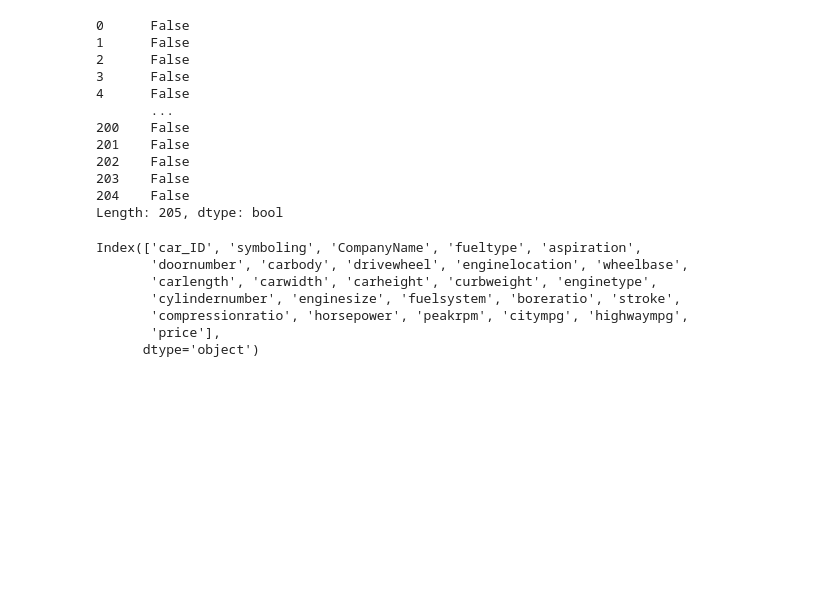
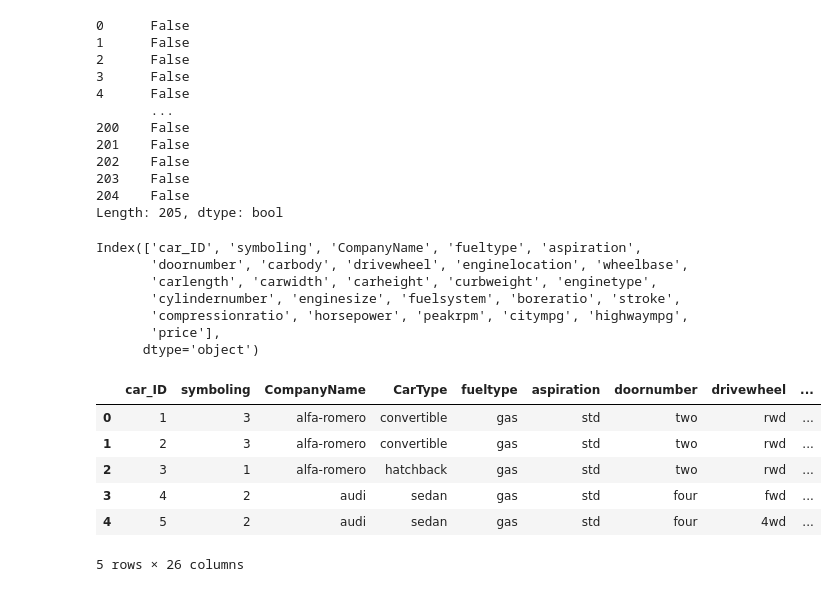
Before and after one commit to ihyamars07/Car-Analysis, a Jupyter notebook: UAS_CAR.ipynb, the cells around one changed output. Drawn from its saved outputs; the diff is of its cells as text; code cells hidden in the pictures; blank space fills up the shorter version.

```diff
--- a/UAS_CAR.ipynb
+++ b/UAS_CAR.ipynb
@@ -173,3 +173,17 @@ Index(['car_ID', 'symboling', 'CompanyName', 'fueltype', 'aspiration',
        'compressionratio', 'horsepower', 'peakrpm', 'citympg', 'highwaympg',
        'price'],
       dtype='object')
+# %%
+#Change Variable carbody to cartype
+CarType = ds['carbody'].apply(lambda x : x.split(' ')[0])
+ds.insert(3,"CarType",CarType)
+ds.drop(['carbody'],axis=1,inplace=True)
+ds.head()
+# %% [output]
+|  | car_ID | symboling | CompanyName | CarType | fueltype | aspiration | doornumber | drivewheel | ... |
+| 0 | 1 | 3 | alfa-romero | convertible | gas | std | two | rwd | ... |
+| 1 | 2 | 3 | alfa-romero | convertible | gas | std | two | rwd | ... |
+| 2 | 3 | 1 | alfa-romero | hatchback | gas | std | two | rwd | ... |
+| 3 | 4 | 2 | audi | sedan | gas | std | four | fwd | ... |
+| 4 | 5 | 2 | audi | sedan | gas | std | four | 4wd | ... |
+5 rows × 26 columns
```
Also changed, not shown: parts of 3 cells of this notebook.
